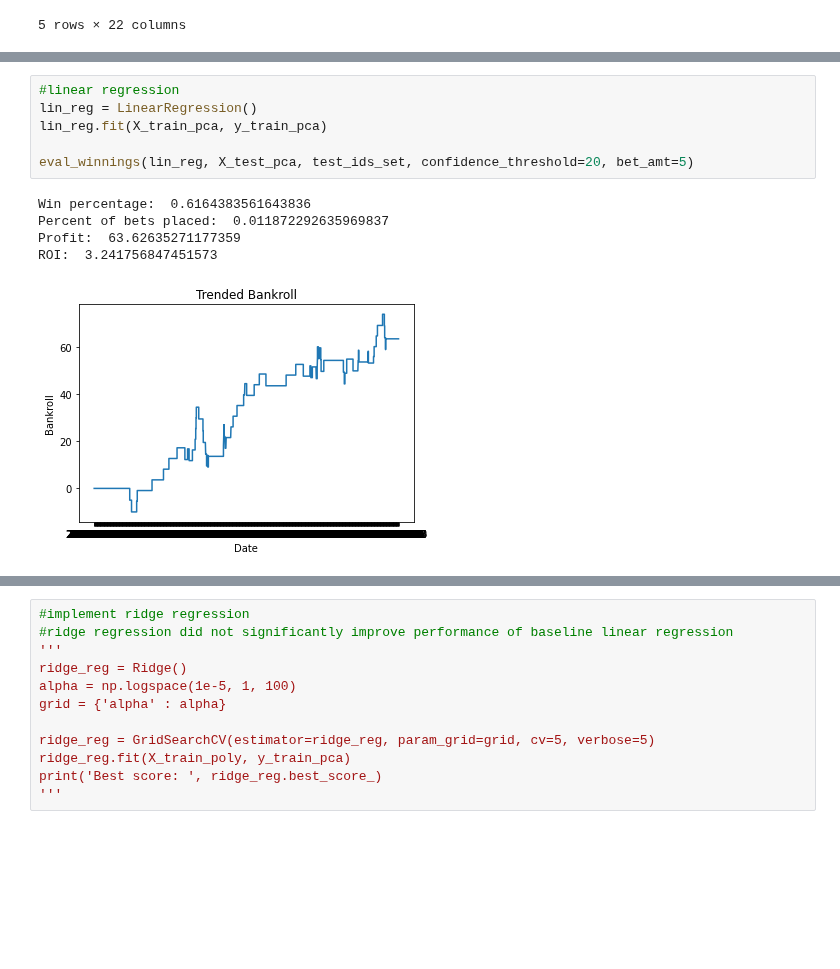
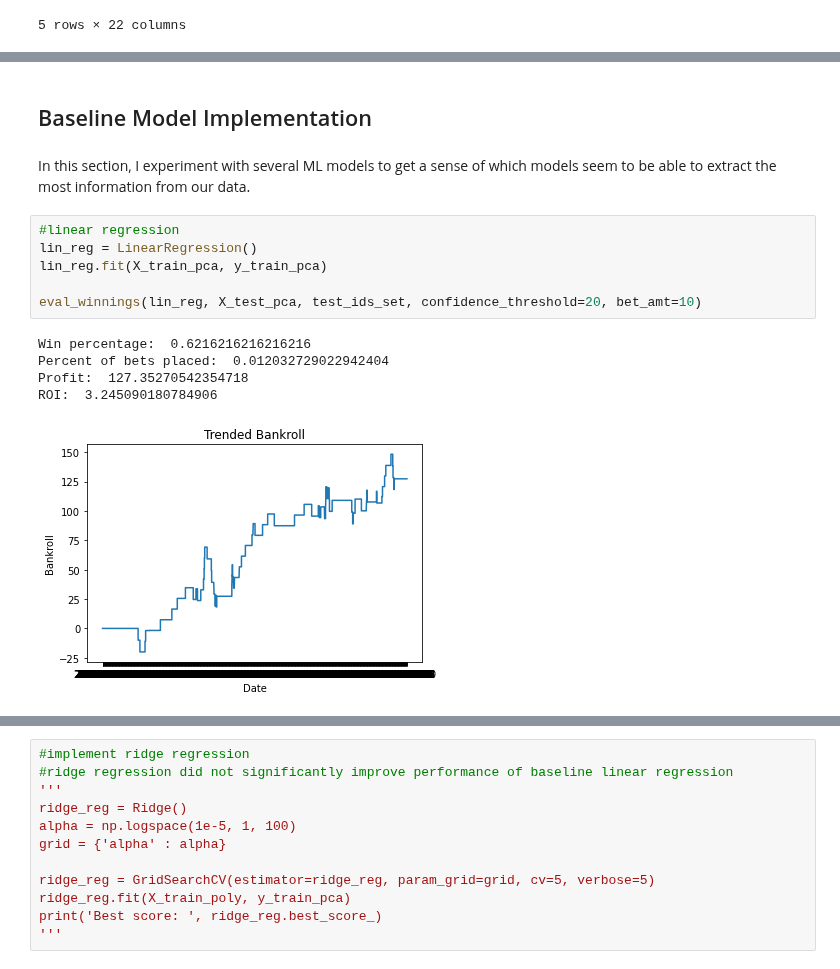
Before and after one commit to jnshzk/nba_beating_the_spread, a Jupyter notebook: models_v3.ipynb, the cells around one changed output, grey strips where cells are left out. Drawn from its saved outputs; the diff is of its cells as text; blank space fills up the shorter version.

```diff
--- a/models_v3.ipynb
+++ b/models_v3.ipynb
@@ -467,17 +477,21 @@ X_train_pca.head()
 | 2 | -1.169598 | 1.460384 | -3.122518 | -0.731019 | 0.847428 | -0.322921 | 2.664228 | 0.339560 | 0.568556 | -0.661272 | 0.403651 | ... |
 | 3 | -1.349342 | 3.833427 | -0.252943 | -3.153443 | 1.881603 | 3.830571 | 1.911361 | 0.052289 | -0.665210 | -0.219027 | 1.271762 | ... |
 | 4 | -1.633227 | 0.285636 | -0.704053 | -0.547860 | -0.779714 | 1.704825 | 2.296978 | 0.533048 | 1.159765 | -0.956665 | 1.130386 | ... |
+# %% [markdown]
+## Baseline Model Implementation
+# %% [markdown]
+In this section, I experiment with several ML models to get a sense of which models seem to be able to extract the most information from our data.
 # %%
 #linear regression
 lin_reg = LinearRegression()
 lin_reg.fit(X_train_pca, y_train_pca)
 
-eval_winnings(lin_reg, X_test_pca, test_ids_set, confidence_threshold=20, bet_amt=5)
+eval_winnings(lin_reg, X_test_pca, test_ids_set, confidence_threshold=20, bet_amt=10)
 # %% [output]
-Win percentage:  0.6164383561643836
-Percent of bets placed:  0.011872292635969837
-Profit:  63.62635271177359
-ROI:  3.241756847451573
+Win percentage:  0.6216216216216216
+Percent of bets placed:  0.012032729022942404
+Profit:  127.35270542354718
+ROI:  3.245090180784906
-[figure, old version]
+[figure, new version]
 # %%
 #polynomial regression
```
Also changed, not shown: parts of 16 cells of this notebook, 4 other files.
